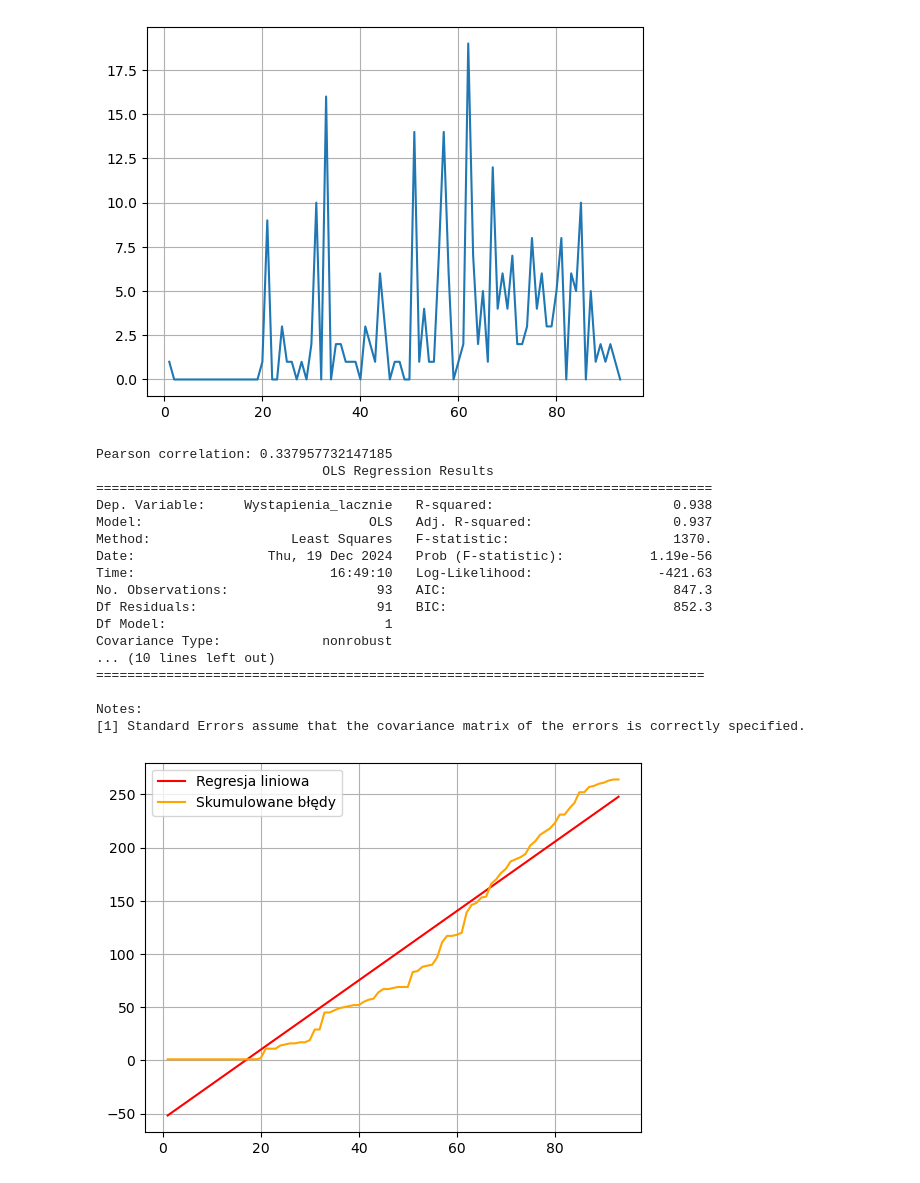
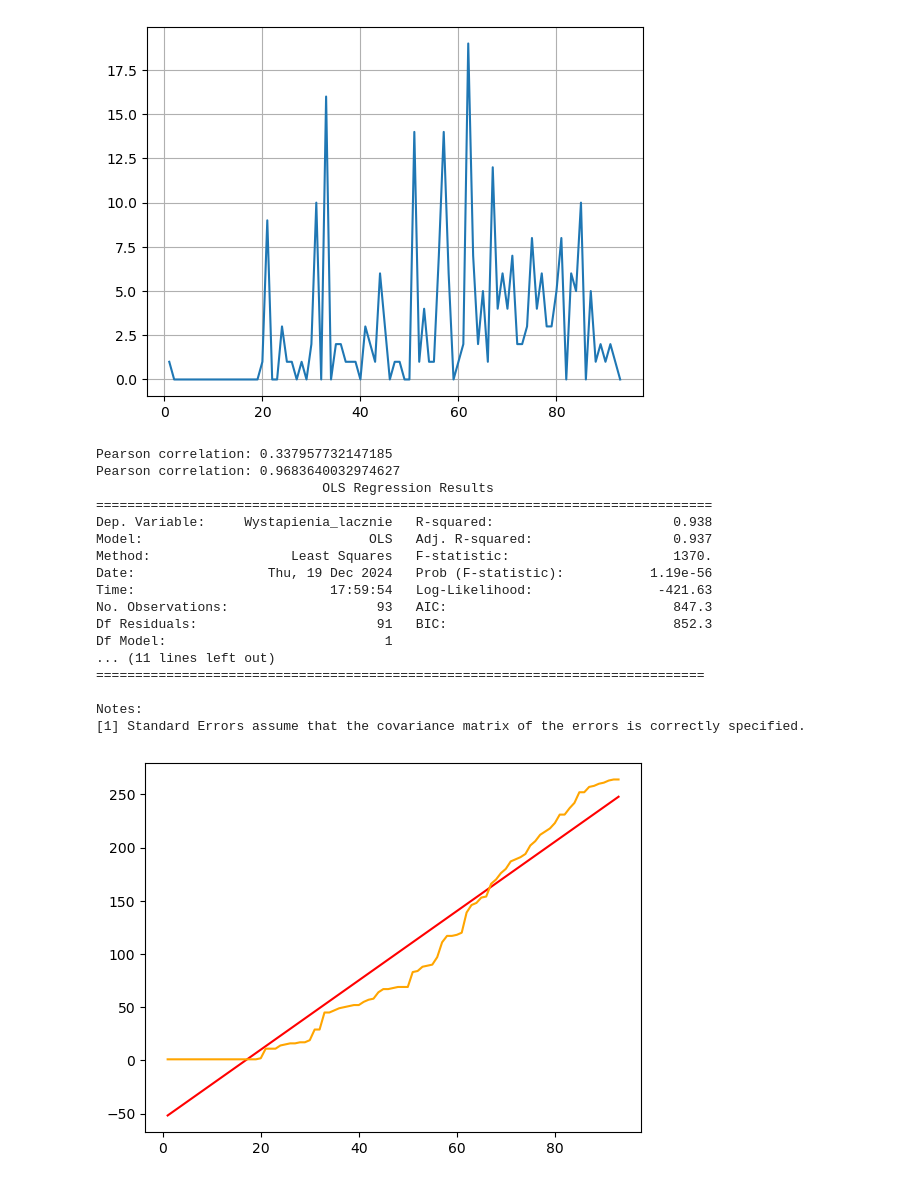
Before and after one commit to userofpi/Regresja_Logistyczna, a Jupyter notebook: Zadanie3_liczba_awarii.ipynb, the cells around one changed output. Cells and saved outputs as stored; diff of their text form; code cells hidden in the pictures.

```diff
--- a/Zadanie3_liczba_awarii.ipynb
+++ b/Zadanie3_liczba_awarii.ipynb
@@ -28,39 +31,42 @@ for i in range(len(data)):
     data.loc[i, 'Wystapienia_lacznie'] = data['Liczba_bledow'][:i + 1].sum()
 
 
-
+corr, _ = pearsonr(data['Wystapienia_lacznie'], data['Nr_miesiaca'])
+print(f"Pearson correlation: {corr}")
 
 
 X=sm.add_constant(data['Nr_miesiaca'])
 y=data['Wystapienia_lacznie']
 wynik= sm.OLS(y, X).fit()
 print(wynik.summary())
 
 # Plot the cumulative sum of errors for visualization
 plt.plot(data['Nr_miesiaca'], wynik.predict(X), label='Regresja liniowa', color='red')
 plt.plot(data['Nr_miesiaca'], data['Wystapienia_lacznie'], label='Skumulowane błędy', color='orange')
+plt.show()
 #regresja
 
-plt.grid(True)
-plt.legend()
-plt.show()
+#  wzor regresji
+# sza
+
+# napisz funcje logistyczna  metodą szacowania parametrow hottellinga
 # %% [output]
 [figure]
 Pearson correlation: 0.337957732147185
+Pearson correlation: 0.9683640032974627
                              OLS Regression Results
 ===============================================================================
 Dep. Variable:     Wystapienia_lacznie   R-squared:                       0.938
 Model:                             OLS   Adj. R-squared:                  0.937
 Method:                  Least Squares   F-statistic:                     1370.
 Date:                 Thu, 19 Dec 2024   Prob (F-statistic):           1.19e-56
-Time:                         16:49:10   Log-Likelihood:                -421.63
+Time:                         17:59:54   Log-Likelihood:                -421.63
 No. Observations:                   93   AIC:                             847.3
 Df Residuals:                       91   BIC:                             852.3
 Df Model:                            1
-Covariance Type:             nonrobust
-... (10 lines left out)
+... (11 lines left out)
 ==============================================================================
 
 Notes:
 [1] Standard Errors assume that the covariance matrix of the errors is correctly specified.
-[figure, old version]
+[figure, new version]
```
Also changed, not shown: parts of 2 cells of this notebook.
